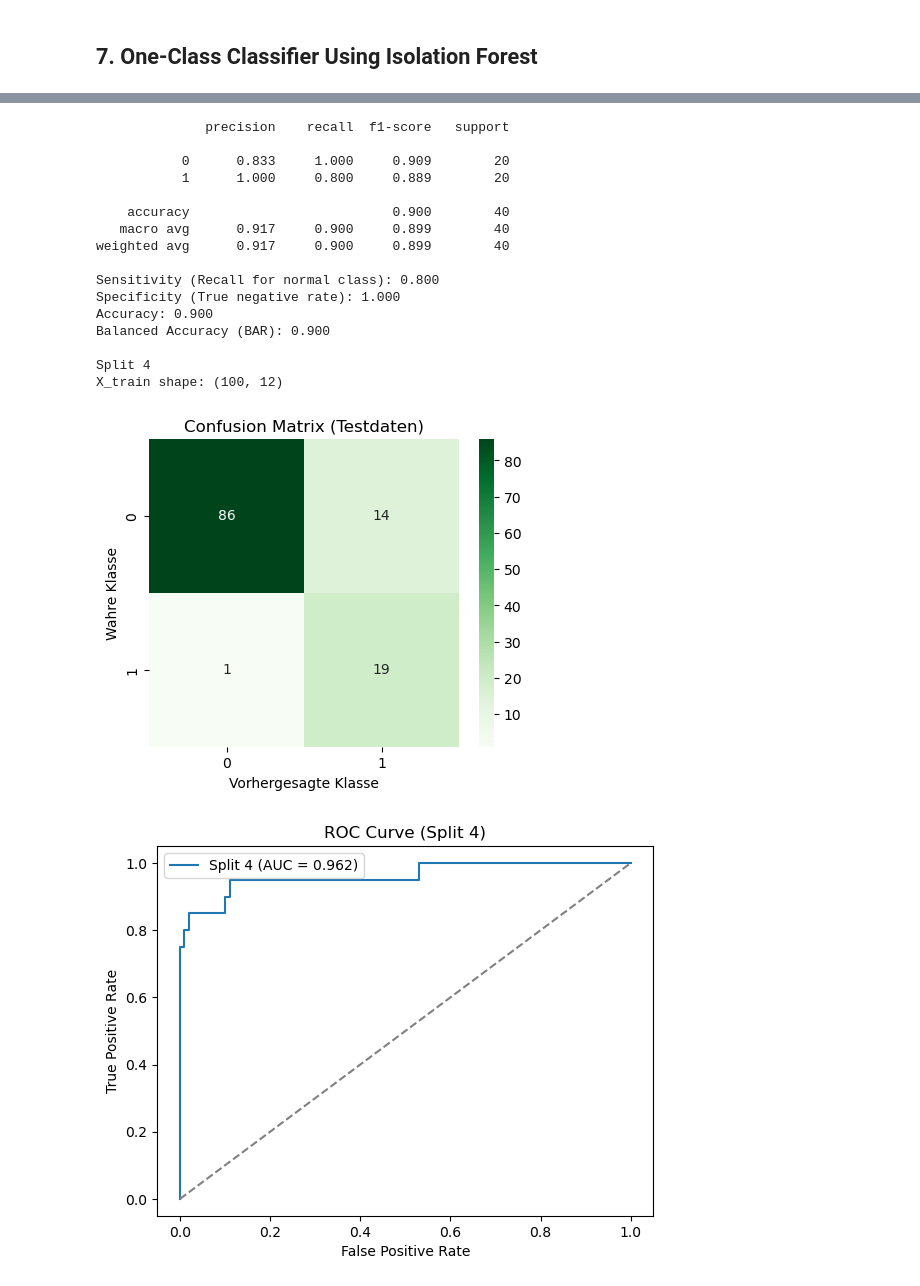
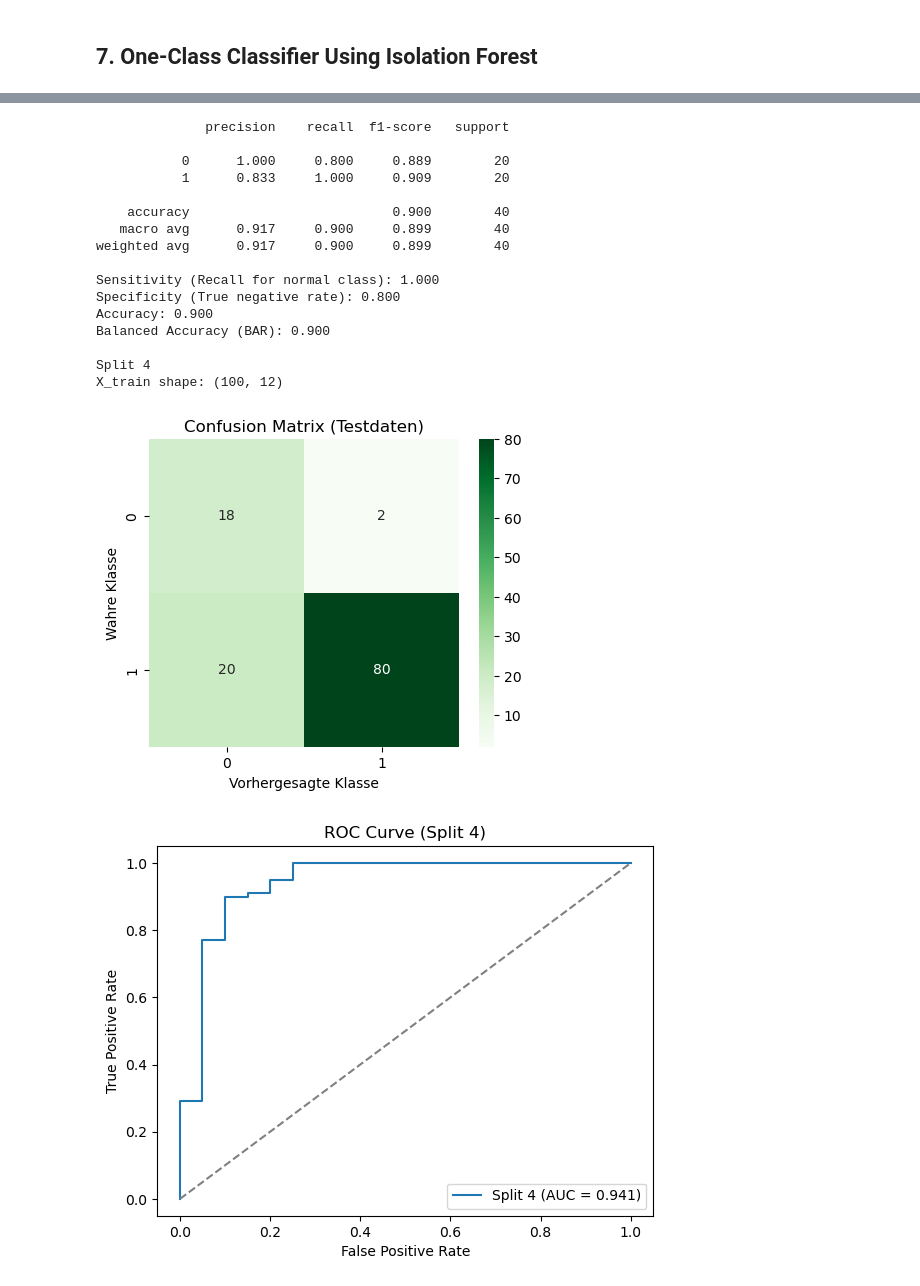
Before and after one commit to DmiPy/AI-in-material-diagnostics, a Jupyter notebook: KIiMD_project4/main.ipynb, the cells around one changed output, grey strips where cells are left out. Saved outputs shown, nothing was run; the diff lists cells and outputs as text; code cells hidden in the pictures.

```diff
--- a/KIiMD_project4/main.ipynb
+++ b/KIiMD_project4/main.ipynb
@@ -256,8 +233,8 @@ Name: count, dtype: int64
 # %% [markdown]
 ## 5. Leave P Group(s) Out cross-validation strategy - **1st Channel**
 # %%
-# First: assign label = 0 for all normal (Z01–Z04), and 1 for anomalies (Z05)
-df_ch1['label'] = df_ch1['spec'].apply(lambda x: 1 if x == 'Z05' else 0)
+# First: assign label = 1 for all normal (Z01–Z04), and 0 for anomalies (Z05)
+df_ch1['label'] = df_ch1['spec'].apply(lambda x: 0 if x == 'Z05' else 1)
 
 # Define a function to filter dataset by group membership
 def filter_groups(df, train_groups, test_groups):
@@ -308,8 +285,8 @@ Test  size: 120 (labels: [100  20])
 # %% [markdown]
 ## Leave P Group(s) Out cross-validation strategy - **2nd Channel**
 # %%
-# First: assign label = 0 for all normal (Z01–Z04), and 1 for anomalies (Z05)
-df_ch2['label'] = df_ch2['spec'].apply(lambda x: 1 if x == 'Z05' else 0)
+# First: assign label = 1 for all normal (Z01–Z04), and 0 for anomalies (Z05)
+df_ch2['label'] = df_ch2['spec'].apply(lambda x: 0 if x == 'Z05' else 1)
 
 # Define a function to filter dataset by group membership
 def filter_groups(df, train_groups, test_groups):
@@ -370,7 +347,7 @@ for idx, (train_df, test_df) in enumerate(group_splits_ch1, 1):
     print(f"\nSplit {idx}")
 
 # Grouping the sets
-    X_train = train_df[train_df['label'] == 0][featureslist]
+    X_train = train_df[train_df['label'] == 1][featureslist]
     X_test = test_df[featureslist].select_dtypes(include=[float, int])
     y_test = test_df['label']
 
@@ -388,7 +365,11 @@ for idx, (train_df, test_df) in enumerate(group_splits_ch1, 1):
 
 # Testing the model
     y_pred = model.predict(X_test_pca)
-    y_pred_binary = np.where(y_pred == 1, 0, 1)
+    y_pred_binary = np.where(y_pred == 1, 1, 0)
+
+# Collecting data for future aggregation
+#    all_y_test.append(y_test.to_numpy())
+#    all_y_pred.append(y_pred_binary)
 
 
 # Visualizing the confusion matrix
@@ -402,7 +383,7 @@ for idx, (train_df, test_df) in enumerate(group_splits_ch1, 1):
 
 
 # Getting decision function scores for ROC curve
-    scores_test = -model.decision_function(X_test_pca)
+    scores_test = model.decision_function(X_test_pca)
 
 # Visualizing the ROC curve from the decision function
     fpr, tpr, thresholds = roc_curve(y_test, scores_test)
@@ -513,7 +494,7 @@ for idx, (train_df, test_df) in enumerate(group_splits_ch2, 1):
     print(f"\nSplit {idx}")
 
 # Grouping the sets
-    X_train = train_df[train_df['label'] == 0][featureslist]
+    X_train = train_df[train_df['label'] == 1][featureslist]
     X_test = test_df[featureslist].select_dtypes(include=[float, int])
     y_test = test_df['label']
 
@@ -533,7 +514,10 @@ for idx, (train_df, test_df) in enumerate(group_splits_ch2, 1):
 
 # Testing the model
     y_pred = model.predict(X_test_pca)
-    y_pred_binary = np.where(y_pred == 1, 0, 1)
+    y_pred_binary = np.where(y_pred == 1, 1, 0)
+
+#    all_y_test.append(y_test.to_numpy())
+#    all_y_pred.append(y_pred_binary)
 
 
 # Visualizing the confusion matrix
@@ -547,7 +531,7 @@ for idx, (train_df, test_df) in enumerate(group_splits_ch2, 1):
 
 
 # Getting decision function scores for ROC curve
-    scores_test = -model.decision_function(X_test_pca)
+    scores_test = model.decision_function(X_test_pca)
 
 # Visualizing the ROC curve from the decision function
     fpr, tpr, thresholds = roc_curve(y_test, scores_test)
@@ -658,11 +646,14 @@ from sklearn.ensemble import IsolationForest
 
 print("Isolation Forest — Training on each split (Ch1)")
 
+all_y_test = []
+all_y_pred = []
+
 for idx, (train_df, test_df) in enumerate(group_splits_ch1, 1):
     print(f"\nSplit {idx}")
 
 # Grouping the sets
-    X_train = train_df[train_df['label'] == 0][featureslist]
+    X_train = train_df[train_df['label'] == 1][featureslist]
     X_test = test_df[featureslist].select_dtypes(include=[float, int])
     y_test = test_df['label']
 
@@ -675,16 +666,19 @@ for idx, (train_df, test_df) in enumerate(group_splits_ch1, 1):
     X_test_pca = preprocessor.transform(X_test)
 
 # Training the model
-    model = IsolationForest(n_estimators=256,
+    model = IsolationForest(n_estimators=128,
                             max_samples=100,
                             contamination=0.01,
-                            max_features=0.8,
+                            max_features=1.0,
                             random_state=42)
     model.fit(X_train_pca)
 
 # Testing the model
     y_pred = model.predict(X_test_pca)
-    y_pred_binary = np.where(y_pred == 1, 0, 1)
+    y_pred_binary = np.where(y_pred == 1, 1, 0)
+
+    all_y_test.append(y_test.to_numpy())
+    all_y_pred.append(y_pred_binary)
 
 # Visualizing the confusion matrix
     conf = confusion_matrix(y_test, y_pred_binary)
@@ -697,7 +691,7 @@ for idx, (train_df, test_df) in enumerate(group_splits_ch1, 1):
 
 
 # Getting decision function scores for ROC curve
-    scores_test = -model.decision_function(X_test_pca)
+    scores_test = model.decision_function(X_test_pca)
 
 # Visualizing the ROC curve from the decision function
     fpr, tpr, thresholds = roc_curve(y_test, scores_test)
@@ -773,20 +767,20 @@ X_train shape: (180, 12)
               precision    recall  f1-score   support
 
-           0      0.833     1.000     0.909        20
-           1      1.000     0.800     0.889        20
+           0      1.000     0.800     0.889        20
+           1      0.833     1.000     0.909        20
 
     accuracy                          0.900        40
    macro avg      0.917     0.900     0.899        40
 weighted avg      0.917     0.900     0.899        40
 
-Sensitivity (Recall for normal class): 0.800
-Specificity (True negative rate): 1.000
+Sensitivity (Recall for normal class): 1.000
+Specificity (True negative rate): 0.800
 Accuracy: 0.900
 Balanced Accuracy (BAR): 0.900
 
 Split 4
 X_train shape: (100, 12)
-[figure, old version]
+[figure, new version]
-[figure, old version]
+[figure, new version]
               precision    recall  f1-score   support
 
```
Also changed, not shown: parts of 13 cells of this notebook.
